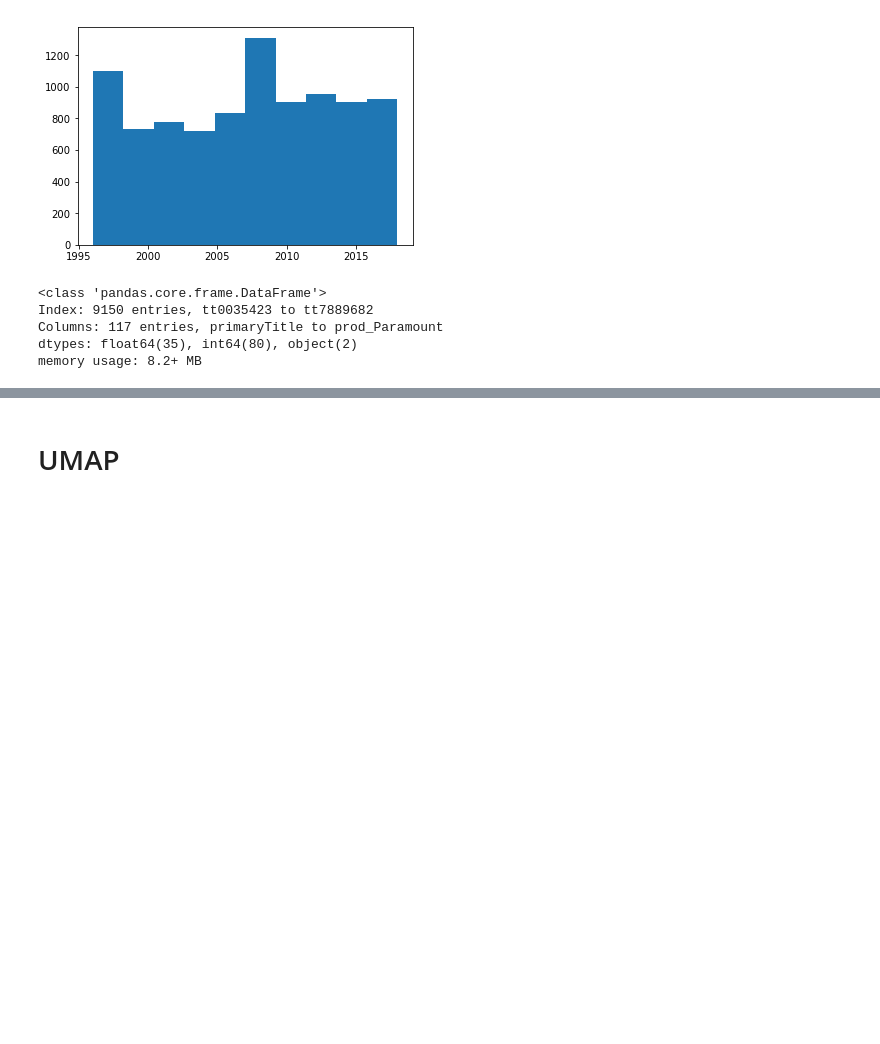
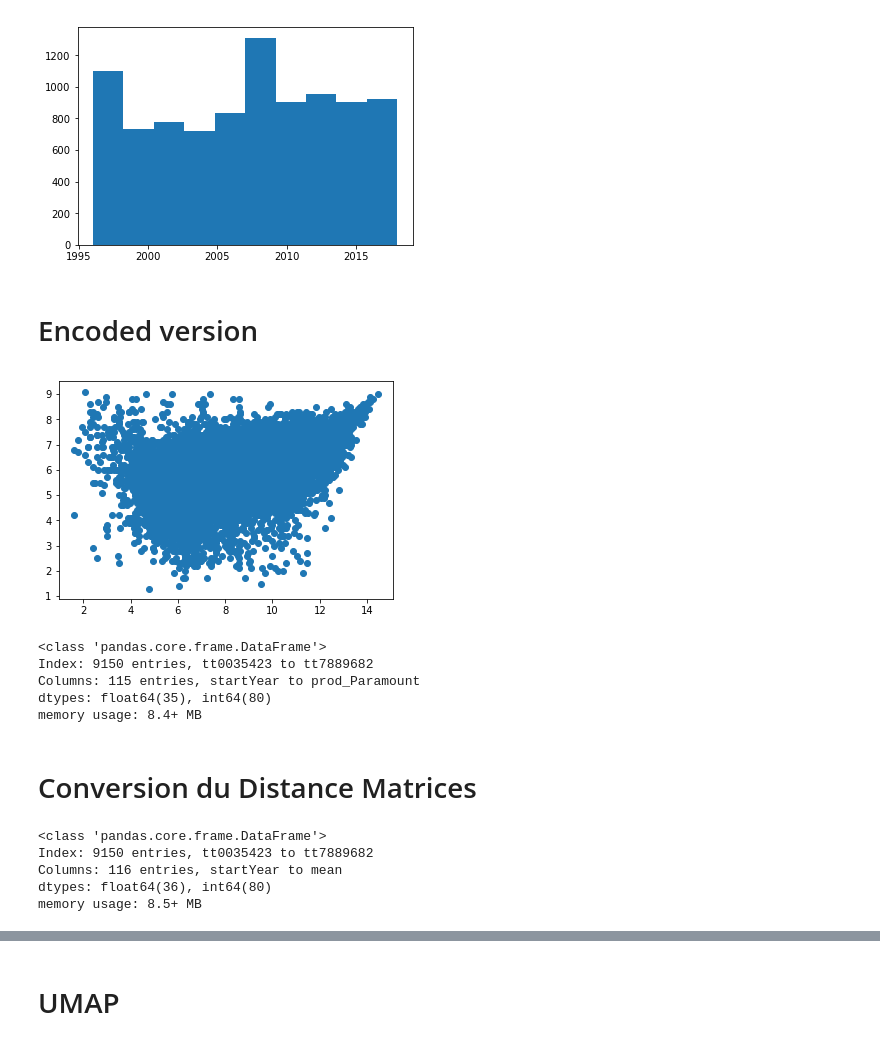
Before and after one commit to Coni63/webGL-movie, a Jupyter notebook: model/Model.ipynb, the cells around one changed output, grey strips where cells are left out. Cells and saved outputs as stored; diff of their text form; code cells hidden in the pictures; blank space fills up the shorter version.

```diff
--- a/model/Model.ipynb
+++ b/model/Model.ipynb
@@ -74,11 +81,0 @@ df.BoxOffice = np.log(df.BoxOffice)
-# %%
-# a movie with 10 oscar is not 10 times better than a movie with 1 oscar, so a log is also a good but log(n+1) as lot of movies have 0 rewards
-
-df.oscar_won = np.log(df.oscar_won + 1)
-df.oscar_nom = np.log(df.oscar_nom + 1)
-df.gg_won = np.log(df.gg_won + 1)
-df.gg_nom = np.log(df.gg_nom + 1)
-df.bafta_won = np.log(df.bafta_won + 1)
-df.bafta_nom = np.log(df.bafta_nom + 1)
-df.other_win = np.log(df.other_win + 1)
-df.other_nom = np.log(df.other_nom + 1)
@@ -87,5 +82,28 @@ df = df[df.startYear > 1995]
+# %% [markdown]
+# Encoded version
 # %%
 X = df.drop(["primaryTitle", "originalTitle"], axis=1)
+# %%
+X.numVotes = np.log(X.numVotes)
+# %%
+X.BoxOffice = X.BoxOffice.fillna(1)
+X.BoxOffice = np.log(X.BoxOffice)
+# %%
+# a movie with 10 oscar is not 10 times better than a movie with 1 oscar, so a log is also a good but log(n+1) as lot of movies have 0 rewards
+
+X.oscar_won = np.log(X.oscar_won + 1)
+X.oscar_nom = np.log(X.oscar_nom + 1)
+X.gg_won = np.log(X.gg_won + 1)
+X.gg_nom = np.log(X.gg_nom + 1)
+X.bafta_won = np.log(X.bafta_won + 1)
+X.bafta_nom = np.log(X.bafta_nom + 1)
+X.other_win = np.log(X.other_win + 1)
+X.other_nom = np.log(X.other_nom + 1)
+# %%
+plt.scatter(X.numVotes, X.averageRating)
+plt.show()
+# %% [output]
+[figure, added]
 # %%
 X["startYear"] = MinMaxScaler().fit_transform(X[["startYear"]])
 X["averageRating"] = MinMaxScaler().fit_transform(X[["averageRating"]])
@@ -111,8 +129,10 @@ for col in df:
 # %%
-df.info()
+X.info()
 # %% [output]
 <class 'pandas.core.frame.DataFrame'>
 Index: 9150 entries, tt0035423 to tt7889682
-Columns: 117 entries, primaryTitle to prod_Paramount
-dtypes: float64(35), int64(80), object(2)
-memory usage: 8.2+ MB
+Columns: 115 entries, startYear to prod_Paramount
+dtypes: float64(35), int64(80)
+memory usage: 8.4+ MB
+# %% [markdown]
+# Conversion du Distance Matrices
@@ -118,0 +141,20 @@ memory usage: 8.2+ MB
+# %%
+group0 = ["mean", "numVotes"] # ["averageRating", "numVotes", "Metascore", "Score_RT"]   # 4
+group1 = ["startYear", "runtimeMinutes", "BoxOffice"]             # 7
+group2 = X.columns[4:24]                                          # 27
+group3 = X.columns[X.columns.str.startswith("Cluster_")]          # 37
+group4 = X.columns[X.columns.str.startswith("Director_")]         # 45
+group5 = X.columns[X.columns.str.startswith("Writer_")]           # 53
+group6 = X.columns[X.columns.str.startswith("Topic_")]            # 73
+group7 = X.columns[60:79]                                         # 92
+group8 = X.columns[X.columns.str.startswith("prod_")]             # 102
+group9 = X.columns[52:60]                                         # 110
+group10 = X.columns[99:104]                                       # 115
+
+X.info()
+# %% [output]
+<class 'pandas.core.frame.DataFrame'>
+Index: 9150 entries, tt0035423 to tt7889682
+Columns: 116 entries, startYear to mean
+dtypes: float64(36), int64(80)
+memory usage: 8.5+ MB
```
Also changed, not shown: parts of 33 cells of this notebook, 5 other files.
